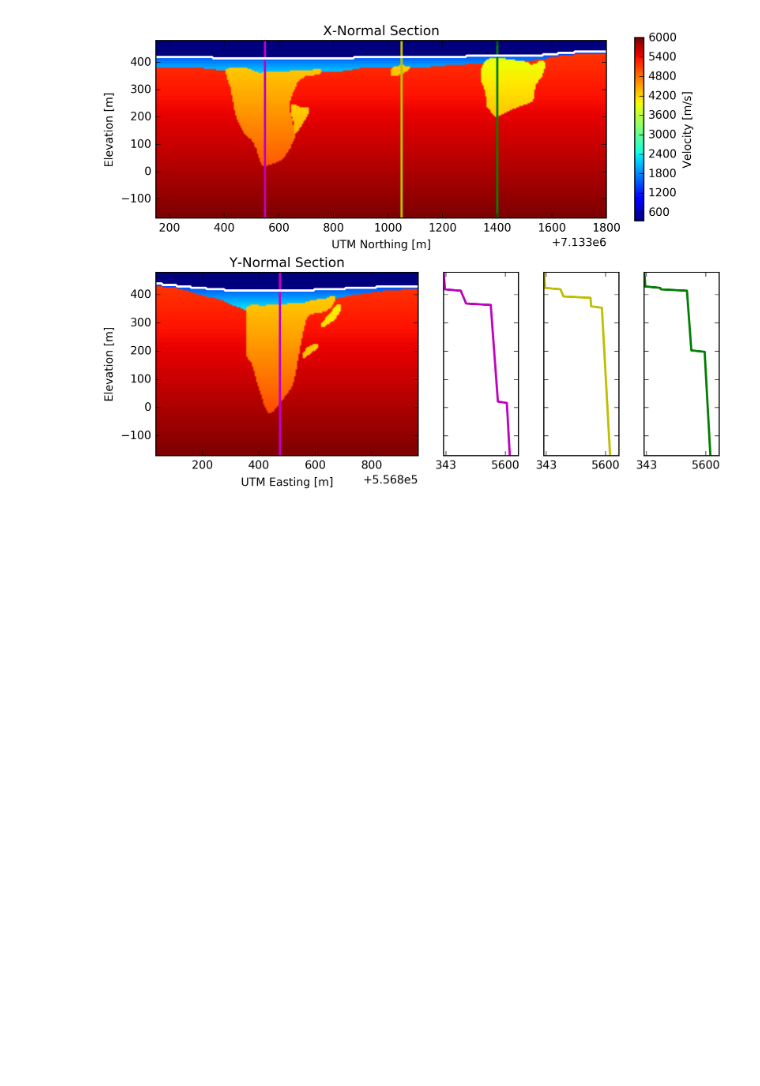
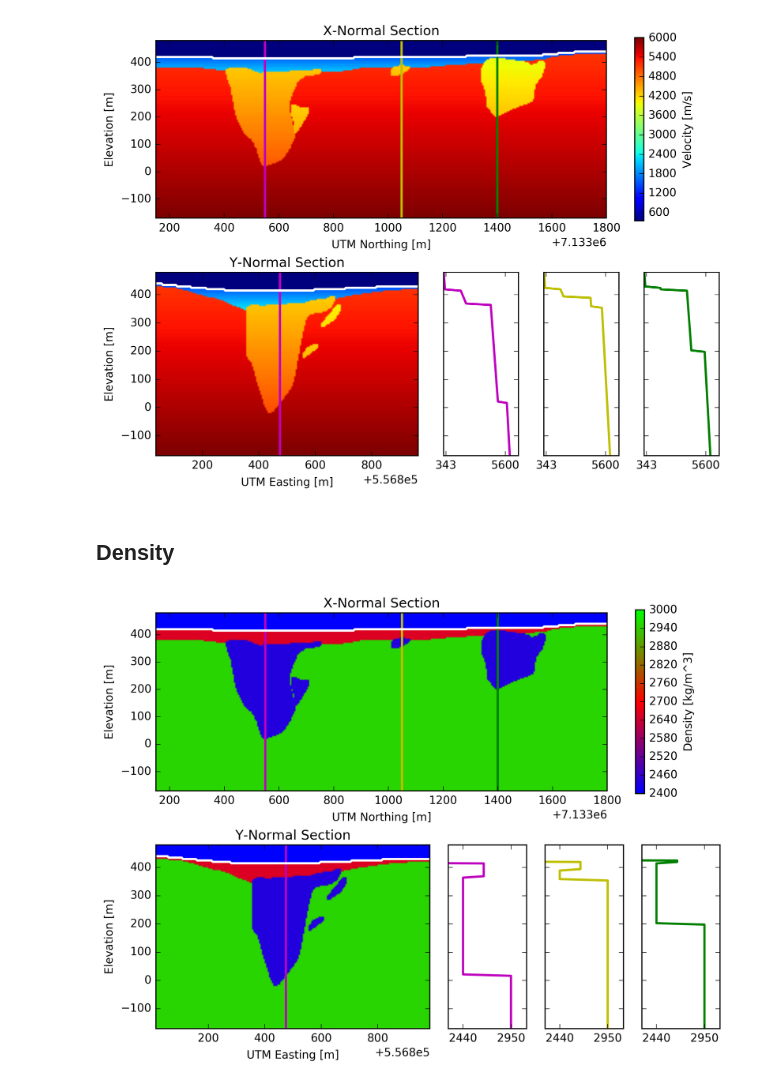
Before and after one commit to simpeg/presentations, a Jupyter notebook: SciPy2016/Geological_model/Generate Seismic Models.ipynb, the cells around one changed output. Drawn from its saved outputs; the diff is of its cells as text; code cells hidden in the pictures; blank space fills up the shorter version.

Commit message:
Rough out density model.

```diff
--- a/SciPy2016/Geological_model/Generate Seismic Models.ipynb
+++ b/SciPy2016/Geological_model/Generate Seismic Models.ipynb
@@ -78,0 +78,17 @@ surf = np.array([np.argwhere(col)[0] for col in (np.array(masks['air']).reshape(
+# %%
+backgroundDensity = 2950.
+densities = OrderedDict([
+    ('till',    2660.),
+    ('xvk',     2440.),
+    ('pk1',     2440.),
+    ('pk2',     2440.),
+    ('pk3',     2440.),
+    ('hk',      2440.),
+    ('vk',      2440.),
+    ('air',     1.225),
+])
+
+rho = np.ones(dims, dtype=np.float64) * backgroundDensity
+for key in densities.keys():
+    mask = np.array(masks[key])
+    rho[mask] = densities[key]
@@ -146,3 +162,66 @@ ax3.invert_yaxis()
 gs.tight_layout(fig)
 # %% [output]
 [figure]
+# %% [markdown]
+## Density
+# %%
+rhoLabels = [2440., 2950.]
+
+plotOpts = {
+    'vmin': 2400.,
+    'vmax': 3000.,
+    'cmap': cm.brg,
+}
+logAspect=3
+
+elev = np.linspace(ez, oz, nz)
+extr1 = rho[:,yplane,xplane]
+extr2 = rho[:,yextr2,xplane]
+extr3 = rho[:,yextr3,xplane]
+
+fig = plt.figure(figsize=(8,6))
+gs = plt.GridSpec(2, 4, width_ratios=(7,2,2,2), height_ratios=(1,1))
+
+ax1 = fig.add_subplot(gs[0,:], aspect=1)
+plt.imshow(rho[:,:,xplane], extent=[oy, ey, oz, ez], **plotOpts)
+cbax = plt.colorbar()
+cbax.set_label('Density [kg/m^3]')
+ax1.invert_yaxis()
+ax1.plot(np.linspace(oy, ey, ny), surf[:,xplane]*cellsize + ez, 'w-', linewidth=2)
+plt.vlines(oy + yplane*cellsize, ez, oz, 'm', linewidth=2)
+plt.vlines(oy + yextr2*cellsize, ez, oz, 'y', linewidth=2)
+plt.vlines(oy + yextr3*cellsize, ez, oz, 'g', linewidth=2)
+plt.axis((oy, ey, ez, oz))
+plt.xlabel('UTM Northing [m]')
+plt.ylabel('Elevation [m]')
+plt.title('X-Normal Section')
+
+ax2 = fig.add_subplot(gs[1,0], aspect=1)
+plt.imshow(rho[:,yplane,:], extent=[ox, ex, oz, ez], **plotOpts)
+ax2.invert_yaxis()
+ax2.plot(np.linspace(ox, ex, nx), surf[yplane,:]*cellsize + ez, 'w-', linewidth=2)
+plt.vlines(ox + xplane*cellsize, ez, oz, 'm', linewidth=2)
+plt.xlabel('UTM Easting [m]')
+plt.ylabel('Elevation [m]')
+plt.title('Y-Normal Section')
+ax2.axis((ox, ex, ez, oz))
+
+ax3 = fig.add_subplot(gs[1,1], sharey=ax2, aspect=logAspect)
+plt.plot(extr1, elev, 'm', linewidth=2)
+
+ax4 = fig.add_subplot(gs[1,2], sharey=ax2, sharex=ax3, aspect=logAspect)
+plt.plot(extr2, elev, 'y', linewidth=2)
+
+ax5 = fig.add_subplot(gs[1,3], sharey=ax2, sharex=ax3, aspect=logAspect)
+plt.plot(extr3, elev, 'g', linewidth=2)
+
+for label in ax3.get_yticklabels() + ax4.get_yticklabels() + ax5.get_yticklabels():
+    label.set_visible(False)
+
+ax3.xaxis.set_ticks(rhoLabels)
+ax3.axis((plotOpts['vmin'], plotOpts['vmax'], oz, ez))
+ax3.invert_yaxis()
+
+gs.tight_layout(fig)
+# %% [output]
+[figure, added]
```
Also changed, not shown: parts of 16 cells of this notebook.
